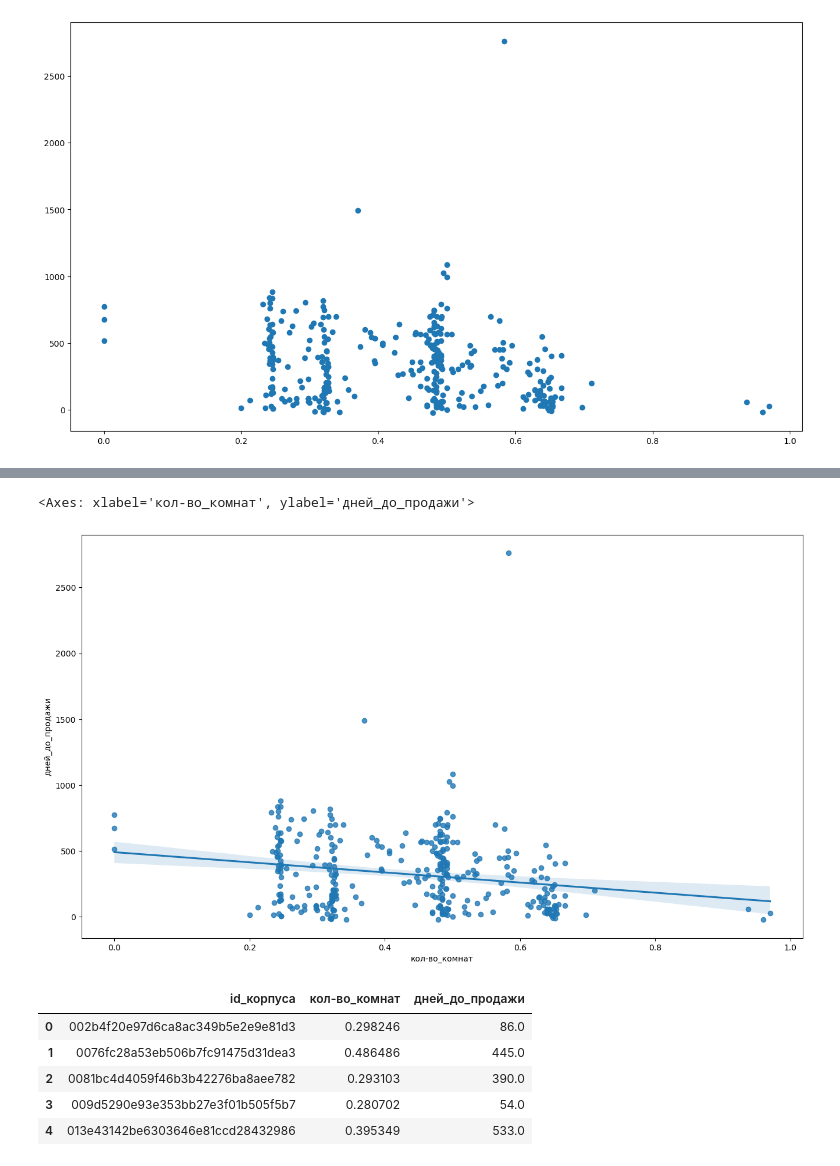
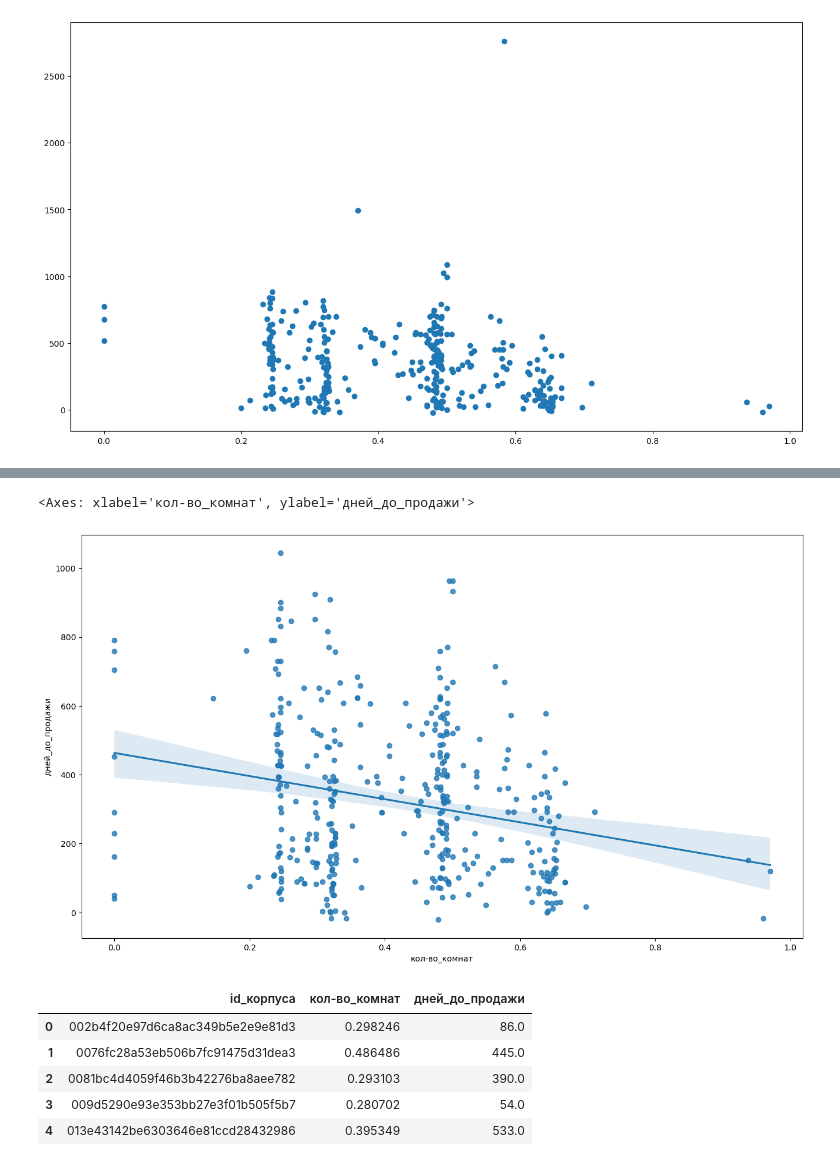
Before and after one commit to leofaraf/vibrosi, a Jupyter notebook: eda_илья.ipynb, the cells around one changed output, grey strips where cells are left out. Cells and saved outputs as stored; diff of their text form; code cells hidden in the pictures.

Commit message:
начал делать анализ рисков

```diff
--- a/eda_илья.ipynb
+++ b/eda_илья.ipynb
@@ -8,0 +44,2 @@ deals_df = pd.read_csv("clear_deals.csv", parse_dates=["дата_начала_п
+# %%
+projects_df["coef"] = projects_df[projects_df["кол-во_комнат"].isin(["1", "ст"])].groupby("id_корпуса")["количество_лотов"].sum() / projects_df[projects_df["кол-во_комнат"].isin(["2", "3", "4", "5"])].groupby("id_корпуса")["количество_лотов"].sum()
@@ -118,0 +230,4 @@ deals_df["дней_до_продажи"] = deals_df["дата_договора_(
+# %%
+d = pd.merge(projects_df.groupby("id_корпуса")["количество_лотов"].sum().reset_index(), deals_df[deals_df["дата_договора_(месяц.год)"] <= deals_df["дата_начала_продаж"] + pd.Timedelta(days=365)].groupby("id_корпуса")["суммарное_количество_сделок"].sum().reset_index(), on="id_корпуса")
+d["доля_проданных_за_год"] = d["суммарное_количество_сделок"] / d["количество_лотов"]
+d.head()
@@ -118,0 +256,2 @@ deals_df["дней_до_продажи"] = deals_df["дата_договора_(
+# %%
+deals_df = pd.merge(deals_df, d[["id_корпуса", "доля_проданных_за_год"]], on="id_корпуса")
@@ -118,0 +312,6 @@ deals_df["дней_до_продажи"] = deals_df["дата_договора_(
+# %%
+deals_df['этаж_кат'] = pd.cut(
+    deals_df['этаж_лота'],
+    bins=[0, 2, 5, 10, 15, np.inf],
+    labels=['1-2', '3-5', '6-10', '11-15', '16+']
+)
@@ -212,10 +841,10 @@ ax.scatter(df3["кол-во_комнат"], df3["дней_до_продажи"])
 # %%
 fig, ax = plt.subplots()
 fig.set_size_inches(16, 9)
-sns.regplot(df3, x="кол-во_комнат", y="дней_до_продажи")
+sns.regplot(df3[df3["дней_до_продажи"] < 1200], x="кол-во_комнат", y="дней_до_продажи")
 # %% [output]
 <Axes: xlabel='кол-во_комнат', ylabel='дней_до_продажи'>
-[figure, old version]
+[figure, new version]
 # %%
 df3 = pd.merge(projects_df[projects_df["класс_проекта"] == "Комфорт"].groupby("id_корпуса")["кол-во_комнат"].apply(lambda x: x.isin(["1", "ст"]).sum() / x.shape[0]).reset_index(), (deals_df[deals_df["количество_комнат"].isin(["ст"])].groupby("id_корпуса")["дней_до_продажи"].median().astype("int") // 1e9 // 3600 // 24).reset_index(), on="id_корпуса")
 df3.head()
```
Also changed, not shown: parts of 63 cells of this notebook.
